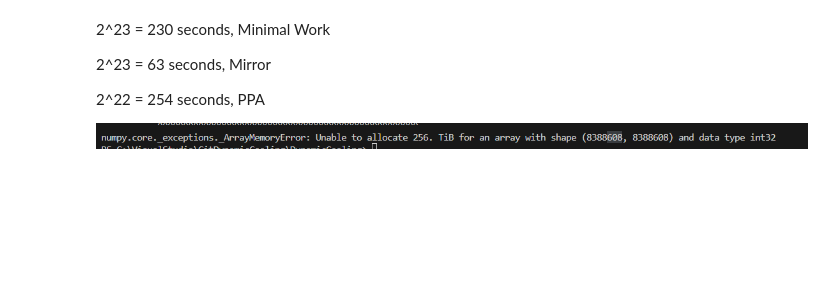
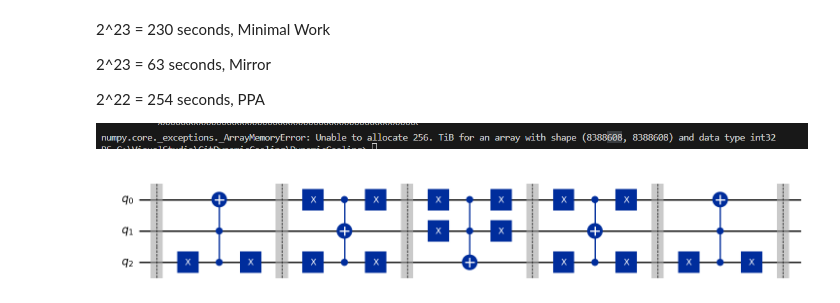
Before and after one commit to GiulianoWasHere/QuL, a Jupyter notebook: WorkSoFar.ipynb, the cells around one changed output. Drawn from its saved outputs; the diff is of its cells as text; code cells hidden in the pictures; blank space fills up the shorter version.

```diff
--- a/WorkSoFar.ipynb
+++ b/WorkSoFar.ipynb
@@ -133,3 +131,10 @@ OrderedDict([('rz', 358647),
 2^22 = 254 seconds, PPA
 
 ![image.png](attachment:image.png)
+# %%
+n = 3
+r = 1
+circuit = MinimalWorkProtocolCircuit(n)
+SubOptimalCoolingCircuit(circuit,r).draw("mpl",fold=maxsize)
+# %% [output]
+[figure, added]
```
Also changed, not shown: parts of 7 cells of this notebook, 6 other files.
